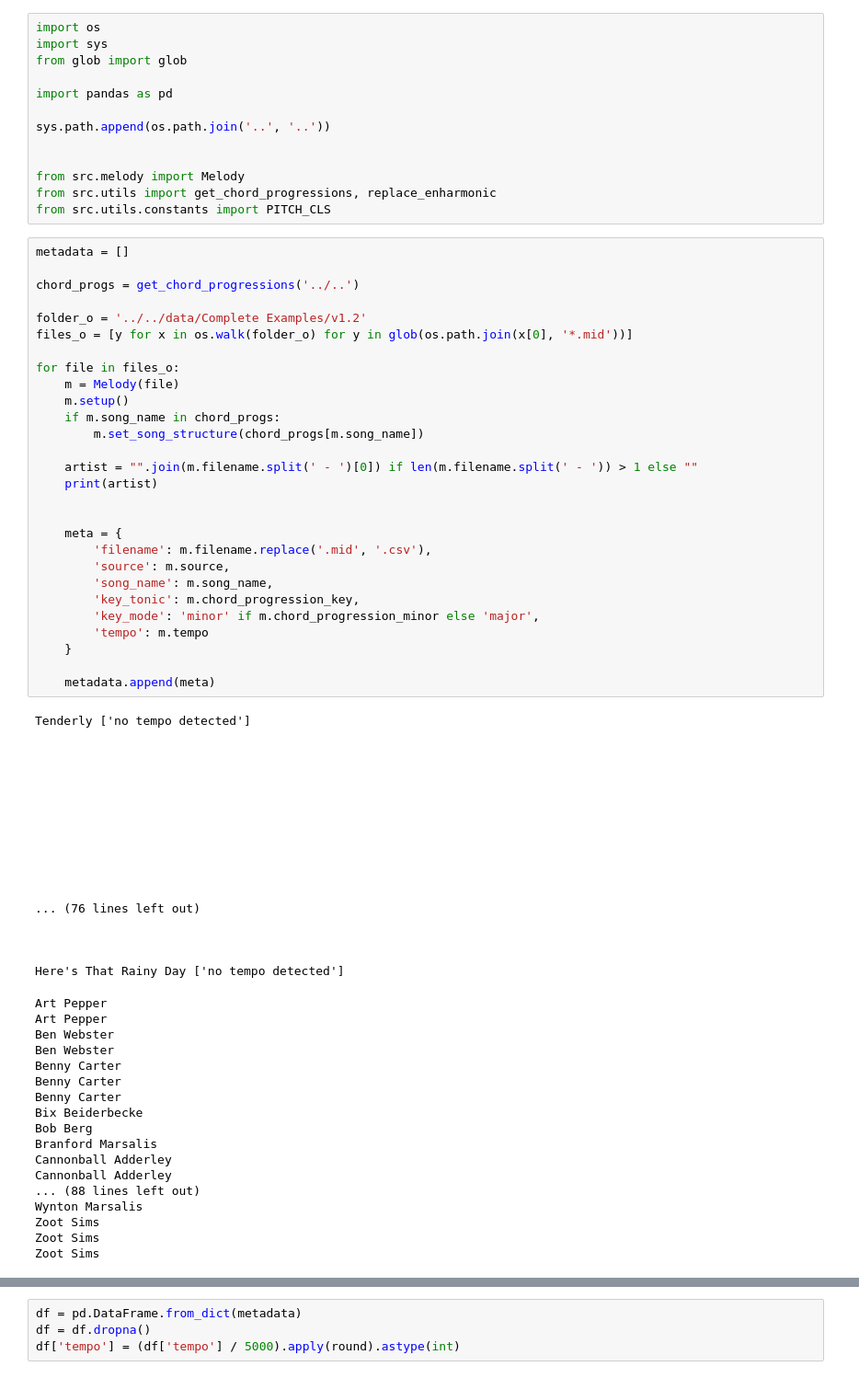
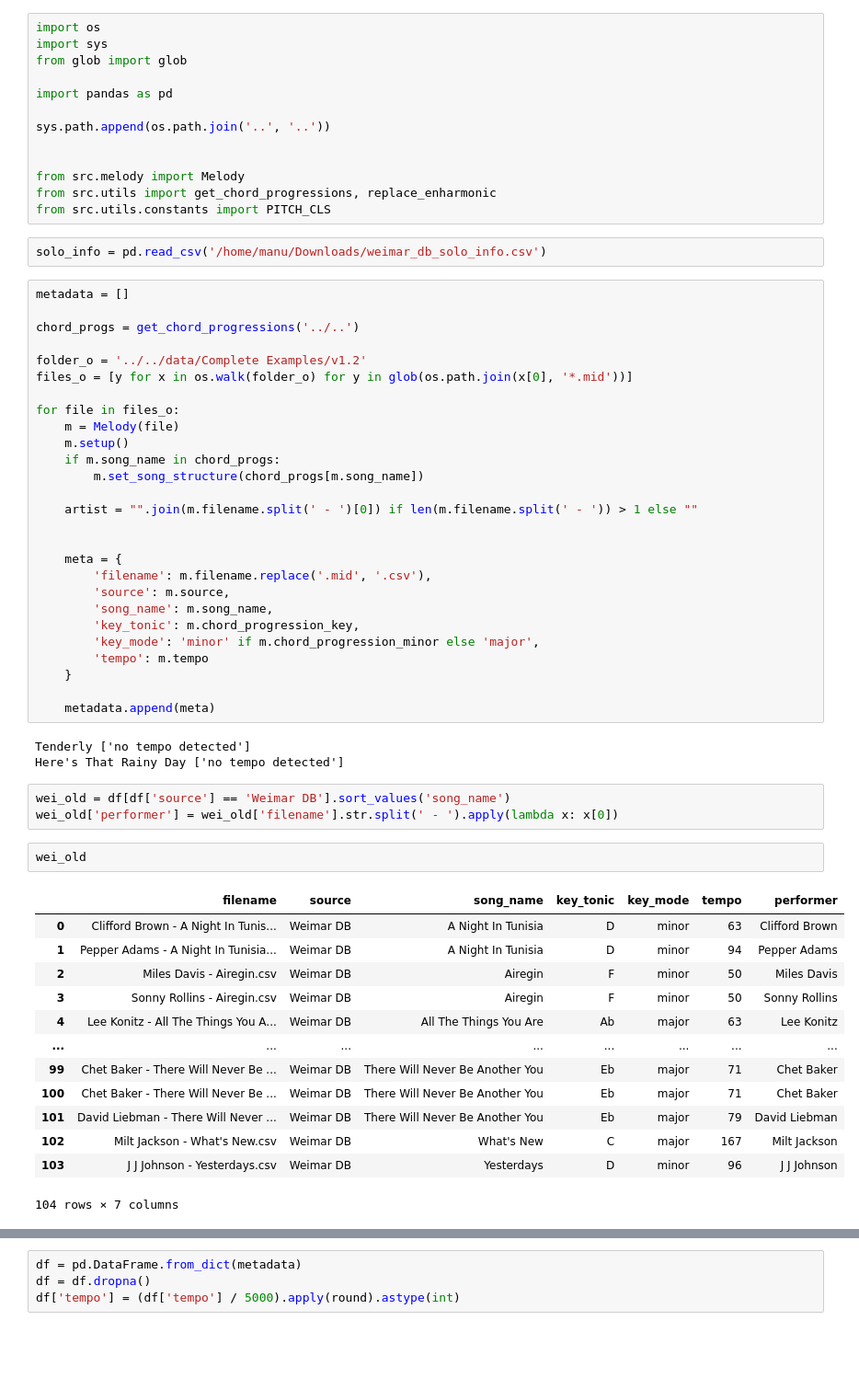
Before and after one commit to HikariNoMJ14/cool-cat-ai, a Jupyter notebook: src/notebooks/Extract Metadata.ipynb, the cells around one changed output, grey strips where cells are left out. Shown at 92% size. Cells and saved outputs as stored; diff of their text form; blank space fills up the shorter version.

```diff
--- a/src/notebooks/Extract Metadata.ipynb
+++ b/src/notebooks/Extract Metadata.ipynb
@@ -11,6 +11,8 @@ sys.path.append(os.path.join('..', '..'))
 from src.melody import Melody
 from src.utils import get_chord_progressions, replace_enharmonic
 from src.utils.constants import PITCH_CLS
+# %%
+solo_info = pd.read_csv('/home/manu/Downloads/weimar_db_solo_info.csv')
 # %%
 metadata = []
 
@@ -26,7 +28,6 @@ for file in files_o:
         m.set_song_structure(chord_progs[m.song_name])
 
     artist = "".join(m.filename.split(' - ')[0]) if len(m.filename.split(' - ')) > 1 else ""
-    print(artist)
 
 
     meta = {
@@ -41,36 +42,23 @@ for file in files_o:
     metadata.append(meta)
 # %% [output]
 Tenderly ['no tempo detected']
-
-
-
-
-
-
-
-
-
-
-
-... (76 lines left out)
-
-
-
 Here's That Rainy Day ['no tempo detected']
-Art Pepper
-Art Pepper
-Ben Webster
-Ben Webster
-Benny Carter
-Benny Carter
-Benny Carter
-Bix Beiderbecke
-Bob Berg
-Branford Marsalis
-Cannonball Adderley
-Cannonball Adderley
-... (88 lines left out)
-Wynton Marsalis
-Zoot Sims
-Zoot Sims
-Zoot Sims
+# %%
+wei_old = df[df['source'] == 'Weimar DB'].sort_values('song_name')
+wei_old['performer'] = wei_old['filename'].str.split(' - ').apply(lambda x: x[0])
+# %%
+wei_old
+# %% [output]
+|  | filename | source | song_name | key_tonic | key_mode | tempo | performer |
+| 0 | Clifford Brown - A Night In Tunis... | Weimar DB | A Night In Tunisia | D | minor | 63 | Clifford Brown |
+| 1 | Pepper Adams - A Night In Tunisia... | Weimar DB | A Night In Tunisia | D | minor | 94 | Pepper Adams |
+| 2 | Miles Davis - Airegin.csv | Weimar DB | Airegin | F | minor | 50 | Miles Davis |
+| 3 | Sonny Rollins - Airegin.csv | Weimar DB | Airegin | F | minor | 50 | Sonny Rollins |
+| 4 | Lee Konitz - All The Things You A... | Weimar DB | All The Things You Are | Ab | major | 63 | Lee Konitz |
+| ... | ... | ... | ... | ... | ... | ... | ... |
+| 99 | Chet Baker - There Will Never Be ... | Weimar DB | There Will Never Be Another You | Eb | major | 71 | Chet Baker |
+| 100 | Chet Baker - There Will Never Be ... | Weimar DB | There Will Never Be Another You | Eb | major | 71 | Chet Baker |
+| 101 | David Liebman - There Will Never ... | Weimar DB | There Will Never Be Another You | Eb | major | 79 | David Liebman |
+| 102 | Milt Jackson - What's New.csv | Weimar DB | What's New | C | major | 167 | Milt Jackson |
+| 103 | J J Johnson - Yesterdays.csv | Weimar DB | Yesterdays | D | minor | 96 | J J Johnson |
+104 rows × 7 columns
```
Also changed, not shown: parts of 17 cells of this notebook, 20 other files.
